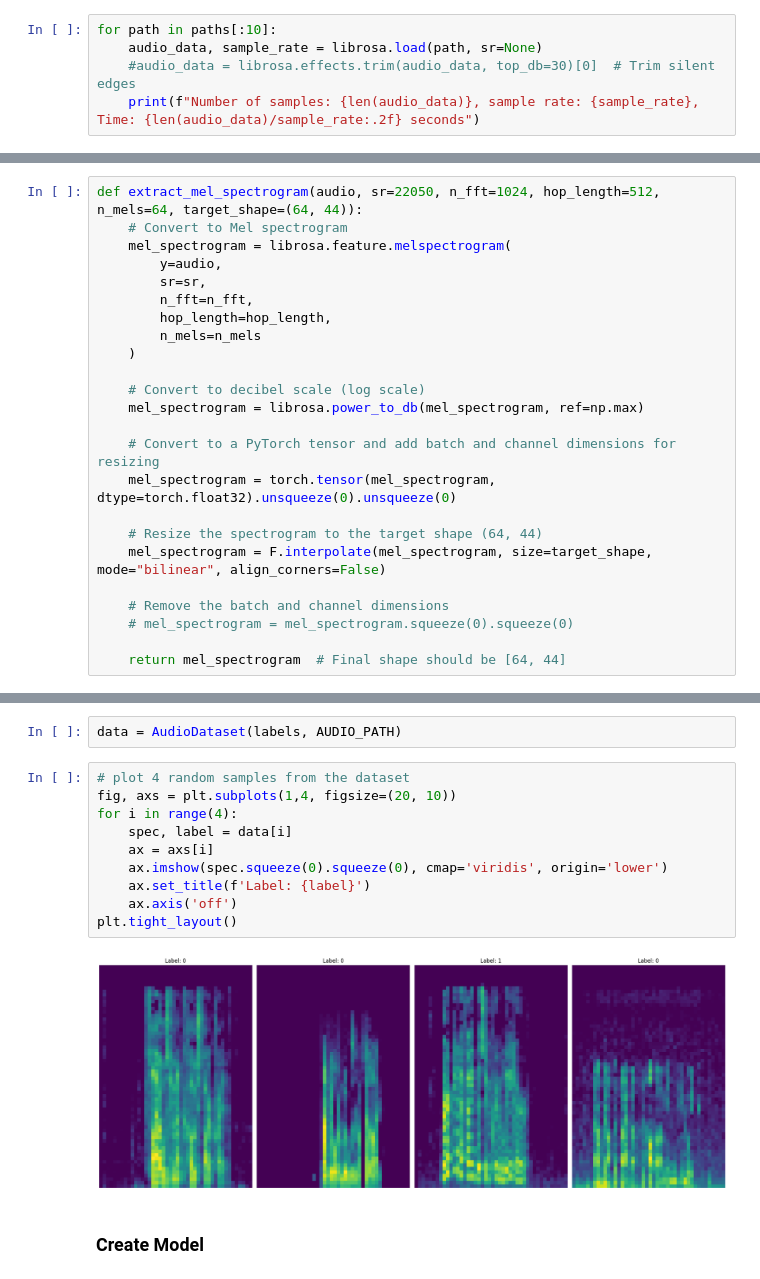
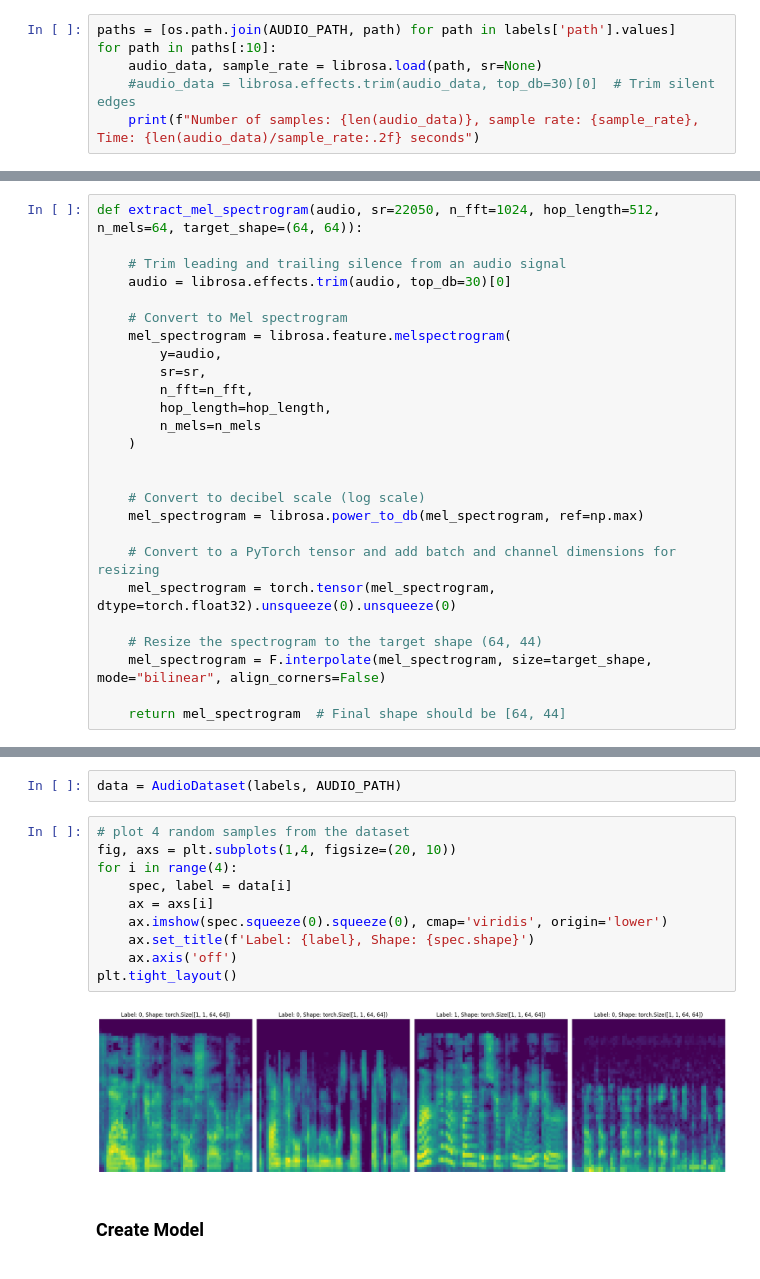
Before and after one commit to Gaitch/voice_mf_classification, a Jupyter notebook: dev/prototype.ipynb, the cells around one changed output, grey strips where cells are left out. Drawn from its saved outputs; the diff is of its cells as text.

```diff
--- a/dev/prototype.ipynb
+++ b/dev/prototype.ipynb
@@ -152,4 +161,5 @@ Number of samples: 182016, sample rate: 32000
 # %%
+paths = [os.path.join(AUDIO_PATH, path) for path in labels['path'].values]
 for path in paths[:10]:
     audio_data, sample_rate = librosa.load(path, sr=None)
     #audio_data = librosa.effects.trim(audio_data, top_db=30)[0]  # Trim silent edges
@@ -244,7 +253,11 @@ plt.show()
 # %% [output]
 [figure]
 # %%
-def extract_mel_spectrogram(audio, sr=22050, n_fft=1024, hop_length=512, n_mels=64, target_shape=(64, 44)):
+def extract_mel_spectrogram(audio, sr=22050, n_fft=1024, hop_length=512, n_mels=64, target_shape=(64, 64)):
+
+    # Trim leading and trailing silence from an audio signal
+    audio = librosa.effects.trim(audio, top_db=30)[0]
+
     # Convert to Mel spectrogram
     mel_spectrogram = librosa.feature.melspectrogram(
         y=audio,
@@ -253,6 +266,7 @@ def extract_mel_spectrogram(audio, sr=22050, n_fft=1024, hop_length=512, n_mels=
         hop_length=hop_length,
         n_mels=n_mels
     )
+
 
     # Convert to decibel scale (log scale)
     mel_spectrogram = librosa.power_to_db(mel_spectrogram, ref=np.max)
@@ -263,9 +277,6 @@ def extract_mel_spectrogram(audio, sr=22050, n_fft=1024, hop_length=512, n_mels=
     # Resize the spectrogram to the target shape (64, 44)
     mel_spectrogram = F.interpolate(mel_spectrogram, size=target_shape, mode="bilinear", align_corners=False)
 
-    # Remove the batch and channel dimensions
-    # mel_spectrogram = mel_spectrogram.squeeze(0).squeeze(0)
-
     return mel_spectrogram  # Final shape should be [64, 44]
 # %% [markdown]
 ## Deep Learning
@@ -299,15 +310,15 @@ data = AudioDataset(labels, AUDIO_PATH)
 # %%
 # plot 4 random samples from the dataset
 fig, axs = plt.subplots(1,4, figsize=(20, 10))
 for i in range(4):
     spec, label = data[i]
     ax = axs[i]
     ax.imshow(spec.squeeze(0).squeeze(0), cmap='viridis', origin='lower')
-    ax.set_title(f'Label: {label}')
+    ax.set_title(f'Label: {label}, Shape: {spec.shape}')
     ax.axis('off')
 plt.tight_layout()
 # %% [output]
-[figure, old version]
+[figure, new version]
 # %% [markdown]
 ### Create Model
 # %%
```
Also changed, not shown: parts of 18 cells of this notebook.
